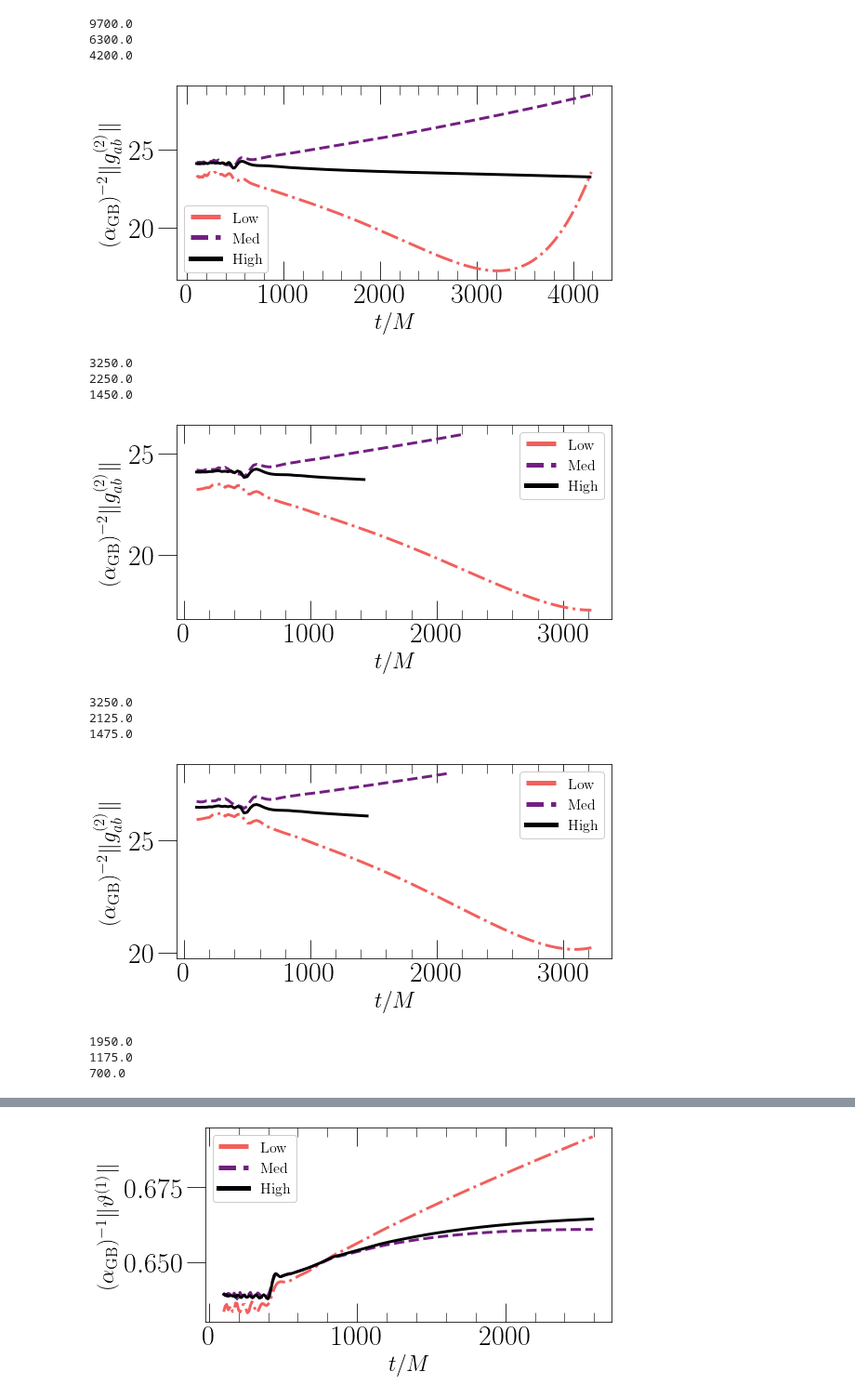
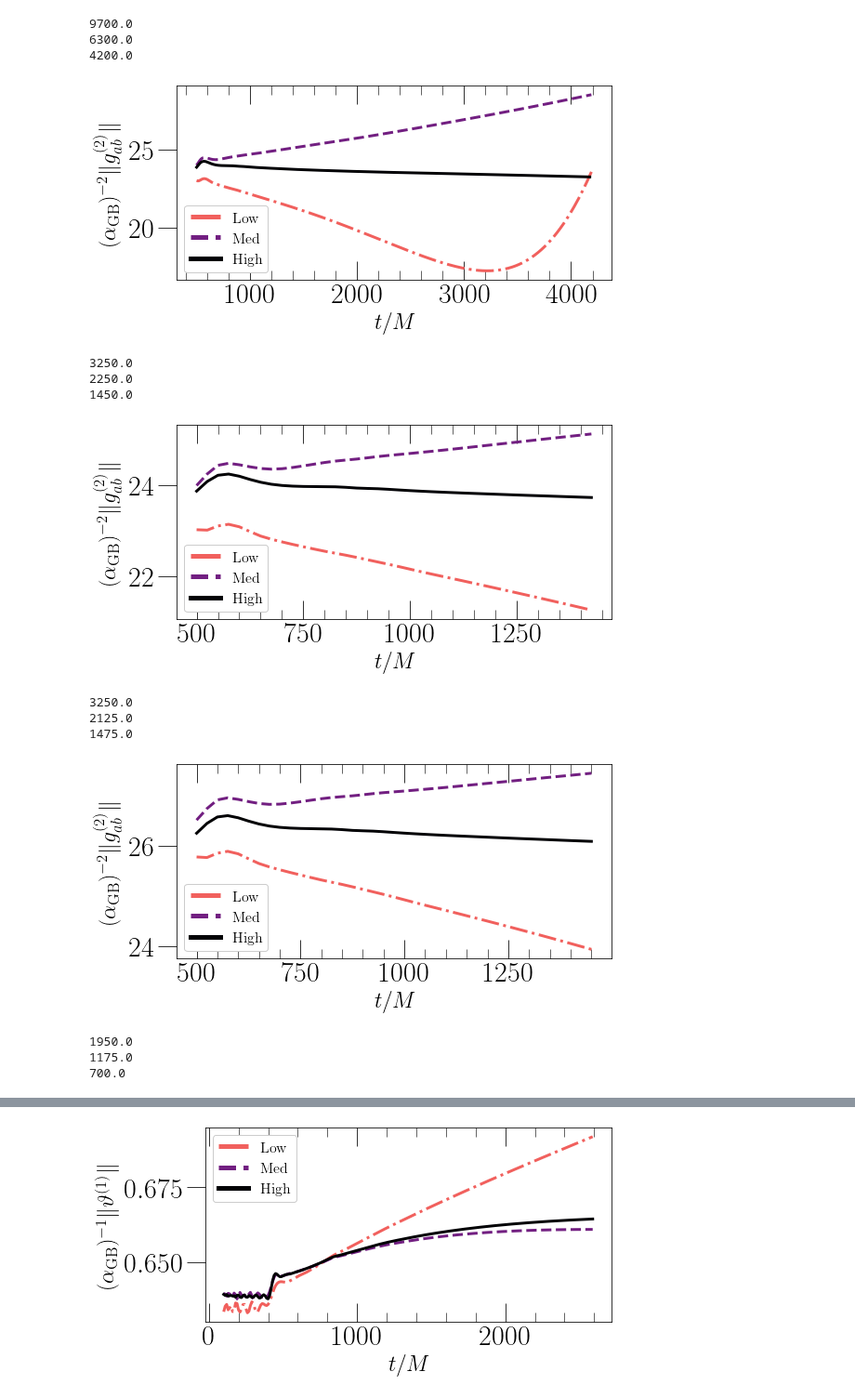
Before and after one commit to mariaokounkova/EDGB, a Jupyter notebook: Evolution/EvolutionPlots.ipynb, the cells around one changed output, grey strips where cells are left out. Shown at 93% size. Cells and saved outputs as stored; diff of their text form; code cells hidden in the pictures.

Commit message:
EvolutionPlots: get last time
Added method to get the latest time of the
highest resolution (or any resolution) run so that
we can cut the plots appropriately

```diff
--- a/Evolution/EvolutionPlots.ipynb
+++ b/Evolution/EvolutionPlots.ipynb
@@ -46,6 +46,12 @@ def CutTimes(time, data, TLow, TUp): ###
     time = time[TLowIndex:TUpIndex]
     data = data[TLowIndex:TUpIndex]
     return time, data
+
+def GetLastTime(p, spin, lev):
+    """ Method for getting the latest time in the highest resolution run """
+    file = p + '/JoinedSpin' + spin + 'Lev' + lev + '/Vars.dat'
+    time, psi = np.loadtxt(file, comments="#",usecols=([0,1]),unpack=True)
+    return time[-1]
 # %%
 ## Plot constraints
 
@@ -106,10 +112,17 @@ PlotConstraintViolation('Runs_10000', '0.6', 'Test.pdf', norm=True)
 ## Plot field variables
 
 
-def PlotMetric(p, spin, figname):
+def PlotMetric(p, spin, figname, allres=False):
 
     levs = ['0','1','2']
     labels = ['Low', 'Med','High']
+    Linestyles = ['-.', '--', '-']
+    if allres:
+        levs = ['0','1','2','3','4']
+        labels = ['Low','','Med','','High']
+        Linestyles = ['-.', '-.', '--','--','-']
+
+    t_cut = GetLastTime(p, spin, levs[-1])
 
     def GetFilename(lev):
         return p + '/JoinedSpin' + spin + 'Lev' + lev + '/Vars.dat'
@@ -120,7 +133,7 @@ def PlotMetric(p, spin, figname):
     Colors = [cmap(float(i)/(len(levs))) for i in range(len(levs))]
     Colors = Colors[::-1]
 
-    Linestyles = ['-.', '--', '-']
+
 
     for lev, lab, c, ls in zip(levs, labels, Colors, Linestyles):
         time, psi = np.loadtxt(GetFilename(lev), comments="#",usecols=([0,1]),unpack=True)
@@ -129,7 +142,7 @@ def PlotMetric(p, spin, figname):
         ##psi = psi / 8.0
 
         print(time[-1])
-        time, psi = CutTimes(time, psi, 100, 4200)
+        time, psi = CutTimes(time, psi, 500, t_cut)
 
         ax.plot(time, np.abs(psi), '-', label = lab, c=c, ls=ls)
 
@@ -143,23 +156,23 @@ def PlotMetric(p, spin, figname):
     plt.savefig(figname)
     plt.show()
 # %%
-PlotMetric('Runs_Correct_ScalarField', '0.1', 'dtg_0p1.pdf')
+PlotMetric('Runs_Correct_ScalarField', '0.1', 'dtg_0p1.pdf', allres=False)
 PlotMetric('Runs_Correct_ScalarField', '0', 'dtg_0.pdf')
 PlotMetric('Runs_Correct_ScalarField', '0.6', 'dtg_0p6.pdf')
 PlotMetric('Runs_Correct_ScalarField', '0.9', 'dtg_0p9.pdf')
 # %% [output]
 9700.0
 6300.0
 4200.0
-[figure, old version]
+[figure, new version]
 3250.0
 2250.0
 1450.0
-[figure, old version]
+[figure, new version]
 3250.0
 2125.0
 1475.0
-[figure, old version]
+[figure, new version]
 1950.0
 1175.0
 700.0
```
Also changed, not shown: parts of 3 cells of this notebook.
